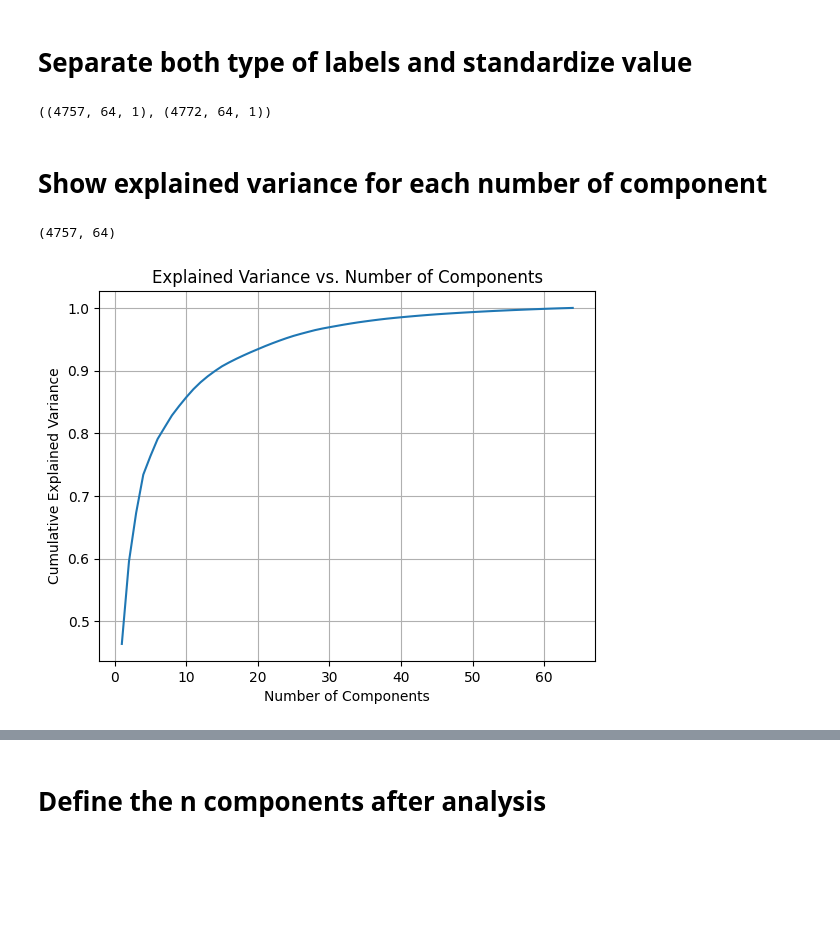
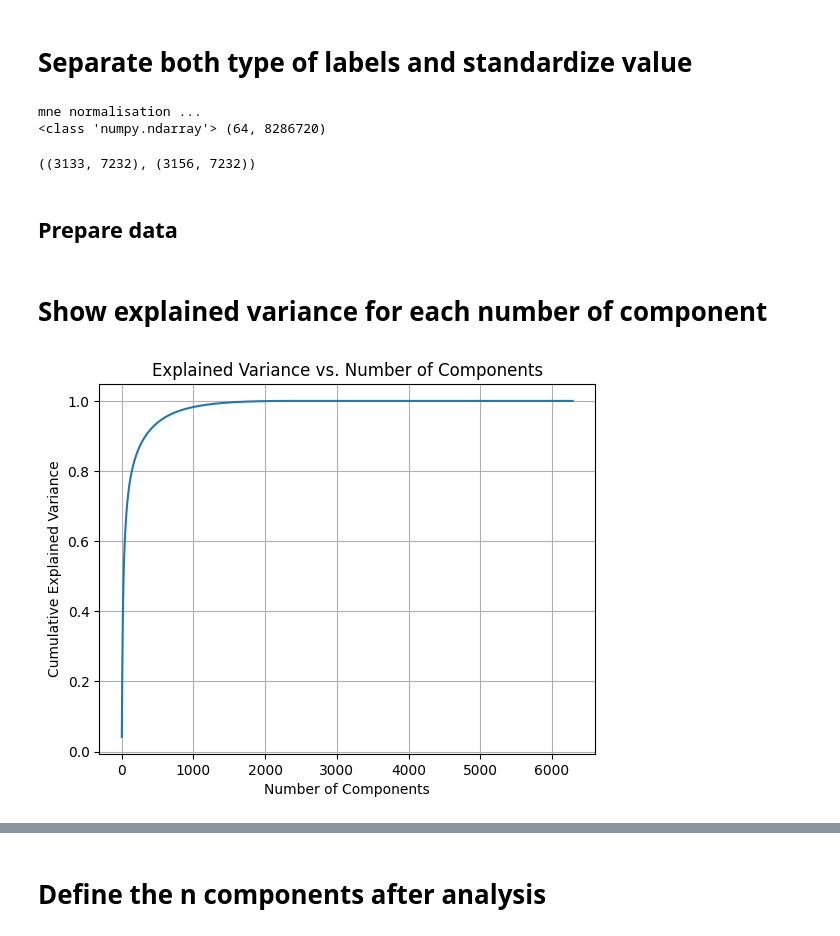
Before and after one commit to thoberth/Total-Perspective-Vortex, a Jupyter notebook: test.ipynb, the cells around one changed output, grey strips where cells are left out. Cells and saved outputs as stored; diff of their text form; code cells hidden in the pictures; blank space fills up the shorter version.

```diff
--- a/test.ipynb
+++ b/test.ipynb
@@ -16,28 +16,36 @@ data = retrieve_data(PATH)
 # %% [markdown]
 # Separate both type of labels and standardize value
 # %%
-dataT1, dataT2 = parse_filter_data(data)
-del data
+### Must optimize this part of preprocessing
+
+dataT1, dataT2 = parse_filter_data(data.copy(), 'mne')
+# del data
 dataT1.shape, dataT2.shape
 # %% [output]
-((4757, 64, 1), (4772, 64, 1))
+mne normalisation ...
+<class 'numpy.ndarray'> (64, 8286720)
+((3133, 7232), (3156, 7232))
+# %% [markdown]
+## Prepare data
+# %%
+from sklearn.model_selection import train_test_split
+T1Len = dataT1.shape
+
+X = np.concatenate((dataT1, dataT2), axis = 0)
+Y = np.array([1 if i < T1Len[0] else 0 for i in range(X.shape[0])])
 # %% [markdown]
 # Show explained variance for each number of component
 # %%
-dataT1 = dataT1.reshape(dataT1.shape[0], dataT1.shape[1])
-dataT2 = dataT2.reshape(dataT2.shape[0], dataT2.shape[1])
-print(dataT1.shape)
-pca = PCA().fit(dataT1)
+pca = PCA().fit(X)
 cumulative_variance = np.cumsum(pca.explained_variance_ratio_)
 plt.plot(range(1, len(cumulative_variance) + 1), cumulative_variance)
 plt.xlabel('Number of Components')
 plt.ylabel('Cumulative Explained Variance')
 plt.title('Explained Variance vs. Number of Components')
 plt.grid(True)
 plt.show()
 # %% [output]
-(4757, 64)
-[figure, old version]
+[figure, new version]
 # %%
 plt.plot(range(1, len(pca.explained_variance_ratio_) + 1), pca.explained_variance_ratio_, 'o-', markersize=3)
 plt.xlabel('Component Number')
```
Also changed, not shown: parts of 13 cells of this notebook, 1 other file.
